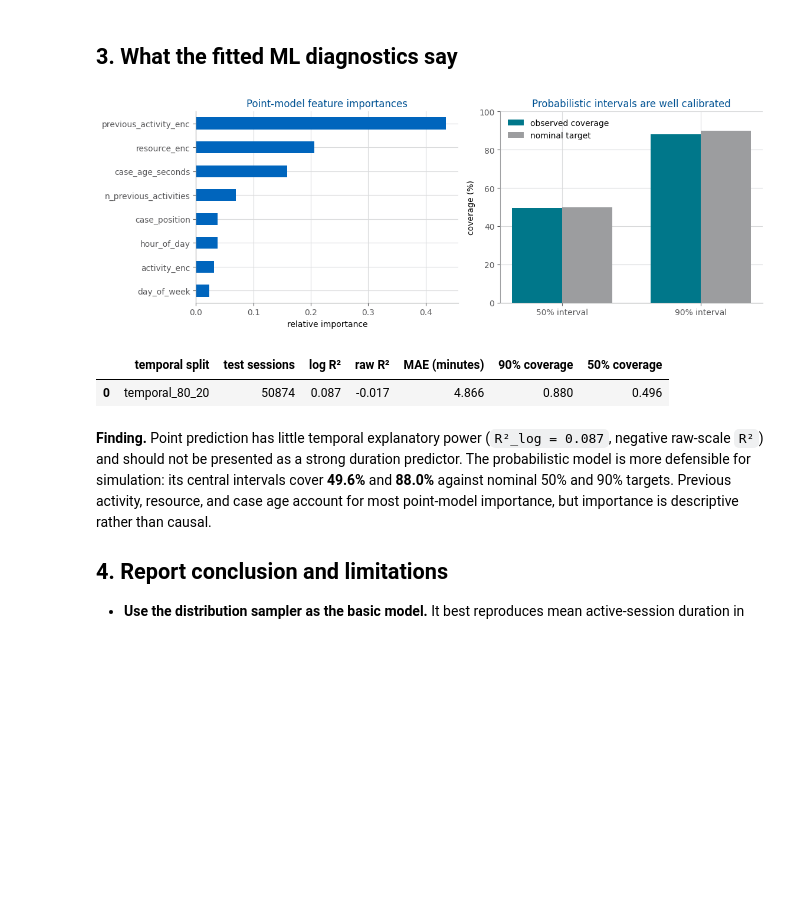
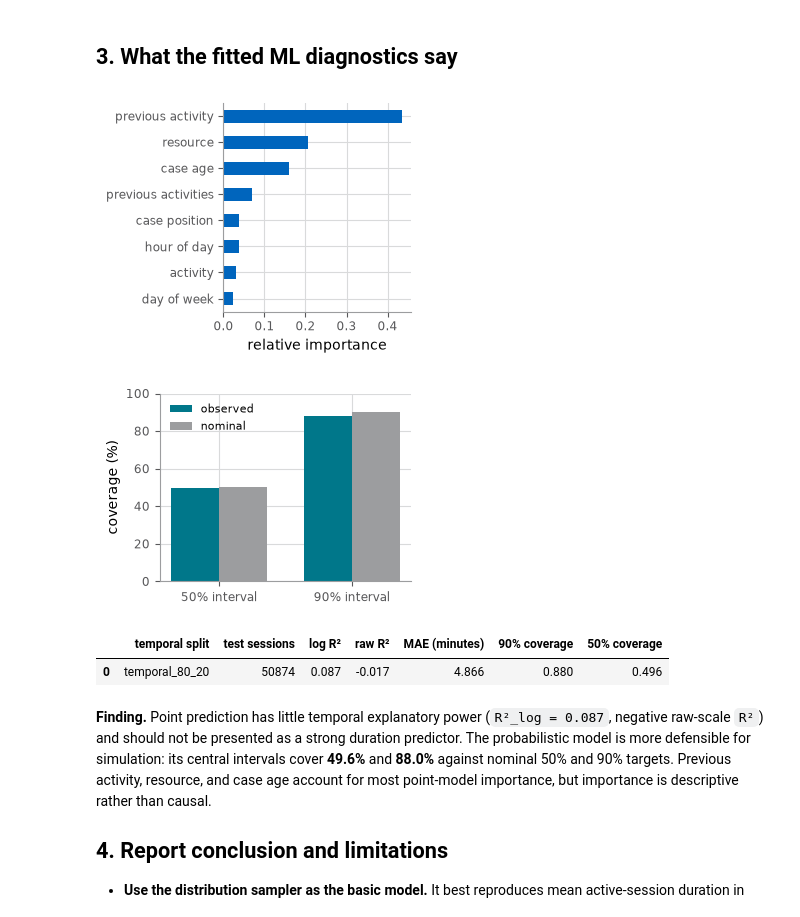
Before and after one commit to ophdn/bpic17-process-mining-group-assignment, a Jupyter notebook: notebooks/03_process_times.ipynb, the cells around one changed output. Cells and saved outputs as stored; diff of their text form; code cells hidden in the pictures; blank space fills up the shorter version.

```diff
--- a/notebooks/03_process_times.ipynb
+++ b/notebooks/03_process_times.ipynb
@@ -183,39 +184,53 @@ plt.show()
 # %%
 point = model_metrics['point_model']
 quantile = model_metrics['quantile_eval']
-importance = pd.Series(model_metrics['feature_importances']).sort_values()
+importance = pd.Series(model_metrics['feature_importances']).rename(index={
+    'previous_activity_enc': 'previous activity',
+    'resource_enc': 'resource',
+    'case_age_seconds': 'case age',
+    'n_previous_activities': 'previous activities',
+    'case_position': 'case position',
+    'hour_of_day': 'hour of day',
+    'activity_enc': 'activity',
+    'day_of_week': 'day of week',
+}).sort_values()
 
-fig, axes = plt.subplots(1, 2, figsize=(11.5, 4.2))
-importance.plot.barh(ax=axes[0], color=TUM_BLUE)
-axes[0].set(xlabel='relative importance', ylabel='',
-            title='Point-model feature importances')
+fig, ax = plt.subplots(figsize=(3.35, 2.8))
+importance.plot.barh(ax=ax, color=TUM_BLUE)
+ax.set(xlabel='relative importance', ylabel='')
+ax.tick_params(labelsize=8.5)
+plt.tight_layout()
+save_figure(fig, '03_point_model_feature_importance')
+plt.show()
 
 coverage = pd.Series({
     '50% interval': quantile['coverage_50pct_interval'],
     '90% interval': quantile['coverage_90pct_interval'],
 })
 targets = np.array([0.50, 0.90])
 x = np.arange(len(coverage))
-axes[1].bar(x - 0.18, coverage.values * 100, 0.36, color=TUM_TEAL, label='observed coverage')
-axes[1].bar(x + 0.18, targets * 100, 0.36, color=TUM_GRAY, label='nominal target')
-axes[1].set(xticks=x, xticklabels=coverage.index, ylabel='coverage (%)', ylim=(0, 100),
-            title='Probabilistic intervals are well calibrated')
-axes[1].legend()
+fig, ax = plt.subplots(figsize=(3.35, 2.45))
+ax.bar(x - 0.18, coverage.values * 100, 0.36, color=TUM_TEAL, label='observed')
+ax.bar(x + 0.18, targets * 100, 0.36, color=TUM_GRAY, label='nominal')
+ax.set(xticks=x, xticklabels=coverage.index, ylabel='coverage (%)', ylim=(0, 100))
+ax.legend(loc='upper left', fontsize=8)
+ax.tick_params(labelsize=8.5)
 plt.tight_layout()
-save_figure(fig, '03_ml_model_diagnostics')
+save_figure(fig, '03_quantile_interval_coverage')
 plt.show()
 
 display(pd.DataFrame([{
     'temporal split': point['split'],
     'test sessions': point['n_test'],
     'log R²': point['r2_log'],
     'raw R²': point['r2_raw'],
     'MAE (minutes)': point['mae_seconds'] / 60,
     '90% coverage': quantile['coverage_90pct_interval'],
     '50% coverage': quantile['coverage_50pct_interval'],
 }]))
 # %% [output]
-[figure, old version]
+[figure, new version]
+[figure, added]
 |  | temporal split | test sessions | log R² | raw R² | MAE (minutes) | 90% coverage | 50% coverage |
 | 0 | temporal_80_20 | 50874 | 0.087 | -0.017 | 4.866 | 0.880 | 0.496 |
 # %% [markdown]
```
Also changed, not shown: parts of 3 cells of this notebook, 6 other files.
